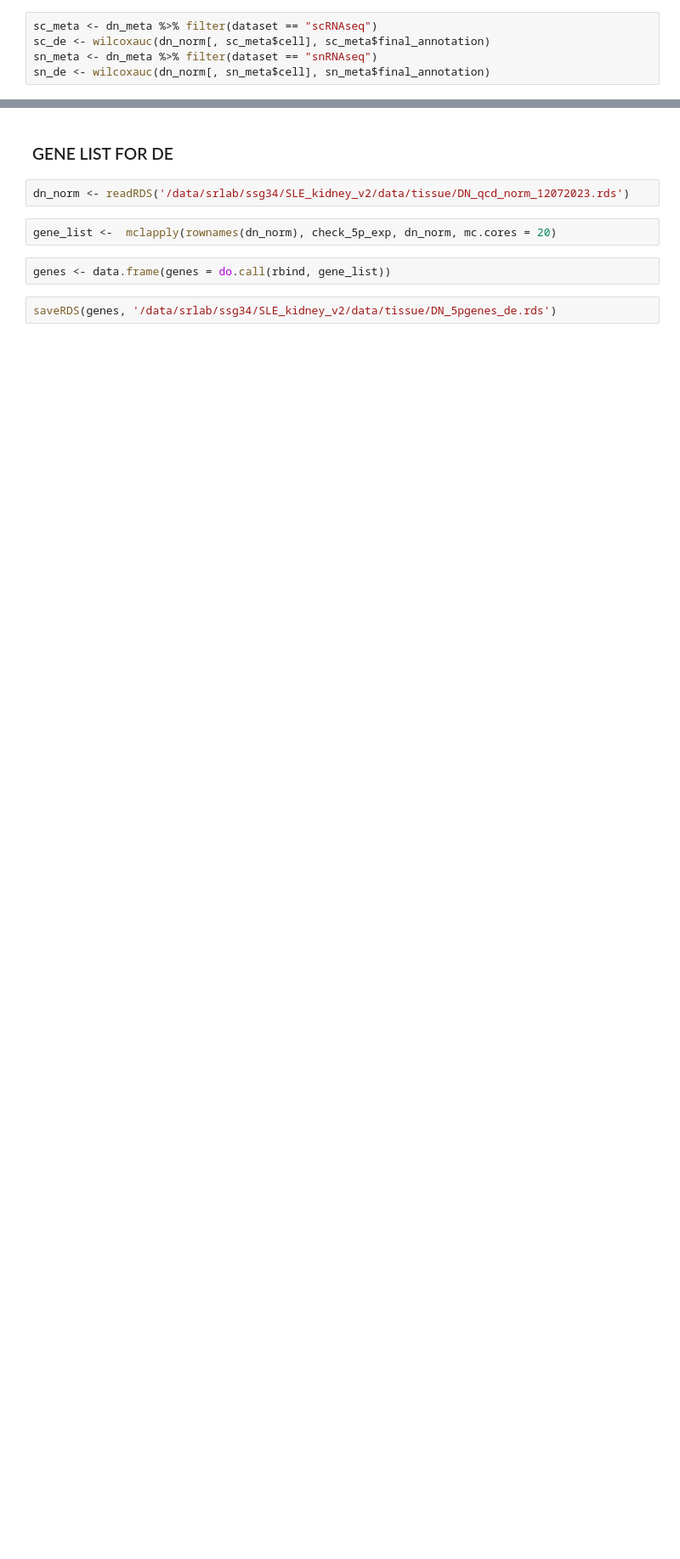
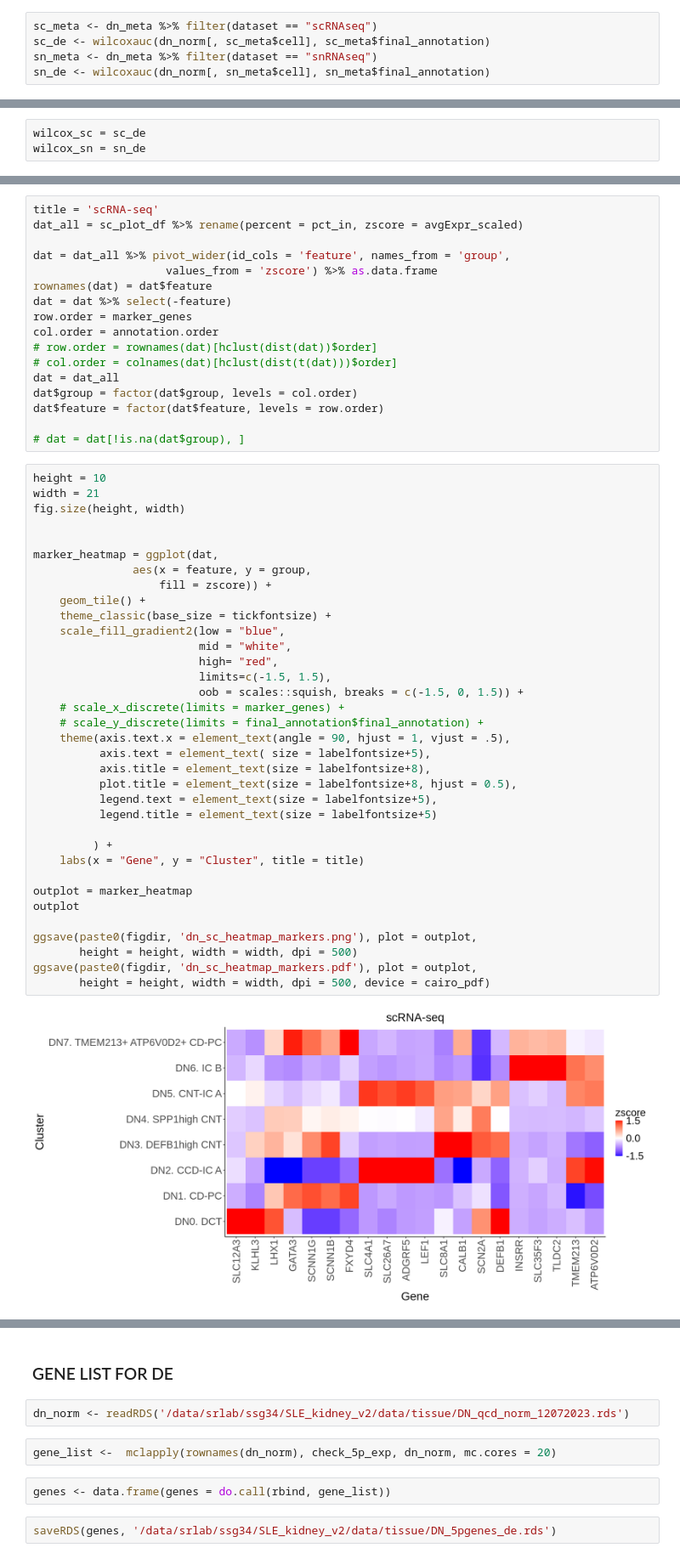
Before and after one commit to immunogenomics/AMP_SLE_Kidney, a Jupyter notebook: figure_notebooks/DN_FigureNotebook.ipynb, the cells around one changed output, grey strips where cells are left out. Shown at 85% size. Saved outputs shown, nothing was run; the diff lists cells and outputs as text; blank space fills up the shorter version.

```diff
--- a/figure_notebooks/DN_FigureNotebook.ipynb
+++ b/figure_notebooks/DN_FigureNotebook.ipynb
@@ -279 +506,4 @@ sn_de <- wilcoxauc(dn_norm[, sn_meta$cell], sn_meta$final_annotation)
+# %%
+wilcox_sc = sc_de
+wilcox_sn = sn_de
 # %%
@@ -330,0 +522,54 @@ ggplot(sn_plot_df %>% rename(percent = pct_in,
+# %%
+title = 'scRNA-seq'
+dat_all = sc_plot_df %>% rename(percent = pct_in, zscore = avgExpr_scaled)
+
+dat = dat_all %>% pivot_wider(id_cols = 'feature', names_from = 'group',
+                    values_from = 'zscore') %>% as.data.frame
+rownames(dat) = dat$feature
+dat = dat %>% select(-feature)
+row.order = marker_genes
+col.order = annotation.order
+# row.order = rownames(dat)[hclust(dist(dat))$order]
+# col.order = colnames(dat)[hclust(dist(t(dat)))$order]
+dat = dat_all
+dat$group = factor(dat$group, levels = col.order)
+dat$feature = factor(dat$feature, levels = row.order)
+
+# dat = dat[!is.na(dat$group), ]
+# %%
+height = 10
+width = 21
+fig.size(height, width)
+
+
+marker_heatmap = ggplot(dat,
+               aes(x = feature, y = group,
+                   fill = zscore)) +
+    geom_tile() +
+    theme_classic(base_size = tickfontsize) +
+    scale_fill_gradient2(low = "blue",
+                         mid = "white",
+                         high= "red",
+                         limits=c(-1.5, 1.5),
+                         oob = scales::squish, breaks = c(-1.5, 0, 1.5)) +
+    # scale_x_discrete(limits = marker_genes) +
+    # scale_y_discrete(limits = final_annotation$final_annotation) +
+    theme(axis.text.x = element_text(angle = 90, hjust = 1, vjust = .5),
+          axis.text = element_text( size = labelfontsize+5),
+          axis.title = element_text(size = labelfontsize+8),
+          plot.title = element_text(size = labelfontsize+8, hjust = 0.5),
+          legend.text = element_text(size = labelfontsize+5),
+          legend.title = element_text(size = labelfontsize+5)
+
+         ) +
+    labs(x = "Gene", y = "Cluster", title = title)
+
+outplot = marker_heatmap
+outplot
+
+ggsave(paste0(figdir, 'dn_sc_heatmap_markers.png'), plot = outplot,
+       height = height, width = width, dpi = 500)
+ggsave(paste0(figdir, 'dn_sc_heatmap_markers.pdf'), plot = outplot,
+       height = height, width = width, dpi = 500, device = cairo_pdf)
+# %% [output]
+[figure, added]
```
Also changed, not shown: parts of 146 cells of this notebook, 31 other files.
